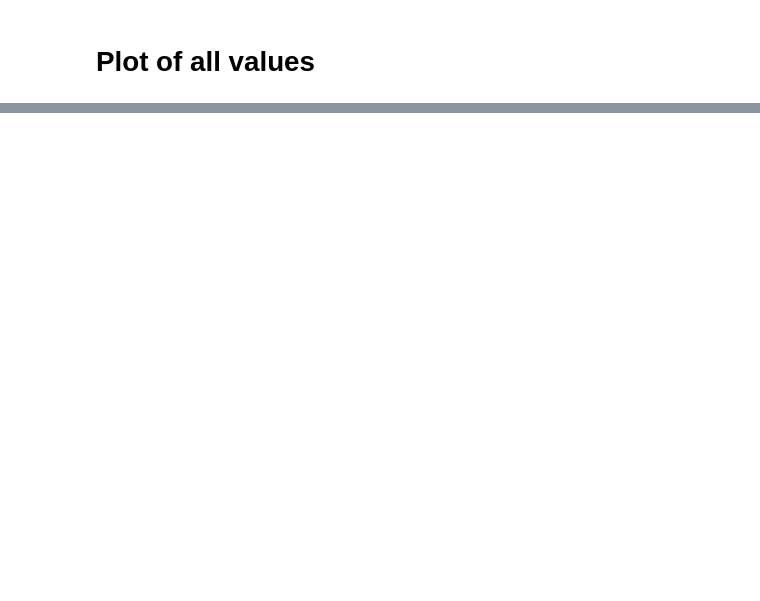
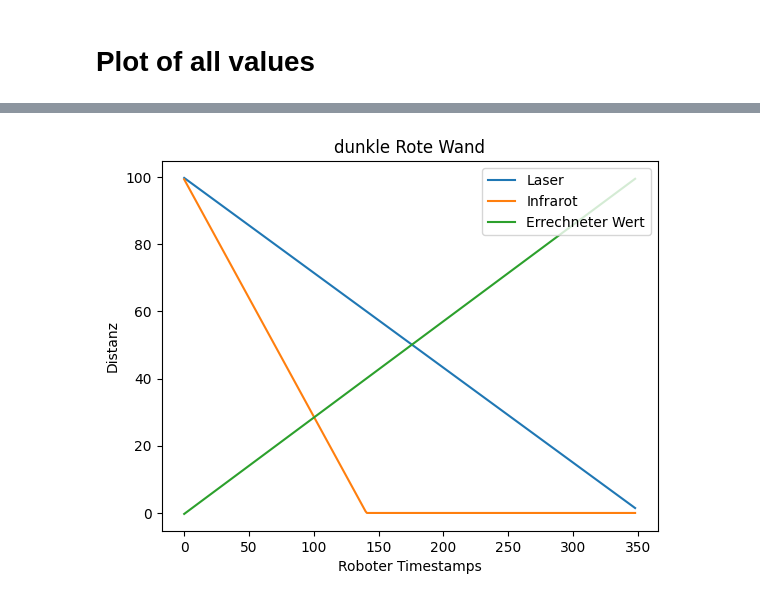
Before and after one commit to lsch0lz/webots_sensor_experiments, a Jupyter notebook: notebook/proximity.ipynb, the cells around one changed output, grey strips where cells are left out. Saved outputs shown, nothing was run; the diff lists cells and outputs as text; code cells hidden in the pictures; blank space fills up the shorter version.

```diff
--- a/notebook/proximity.ipynb
+++ b/notebook/proximity.ipynb
@@ -88,0 +81,4 @@ plt.show()
+# %%
+plotWall("dunkle Rote Wand", df.laser_dark_red, df.infrared_dark_red, df.actual_dark_red)
+# %% [output]
+[figure, added]
```
Also changed, not shown: parts of 9 cells of this notebook.
